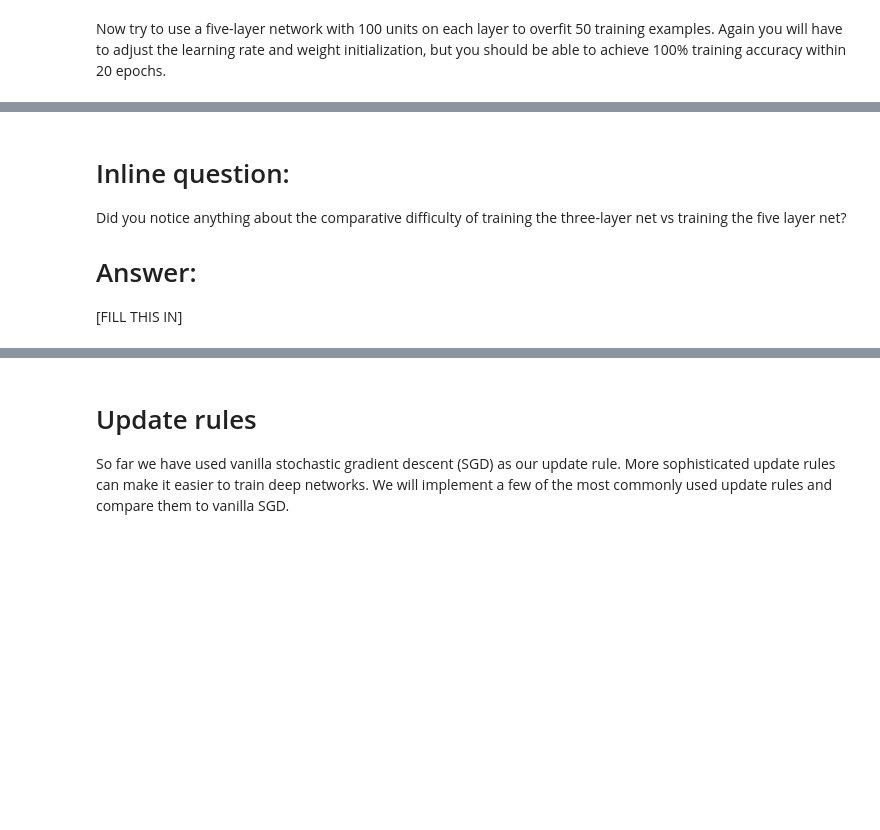
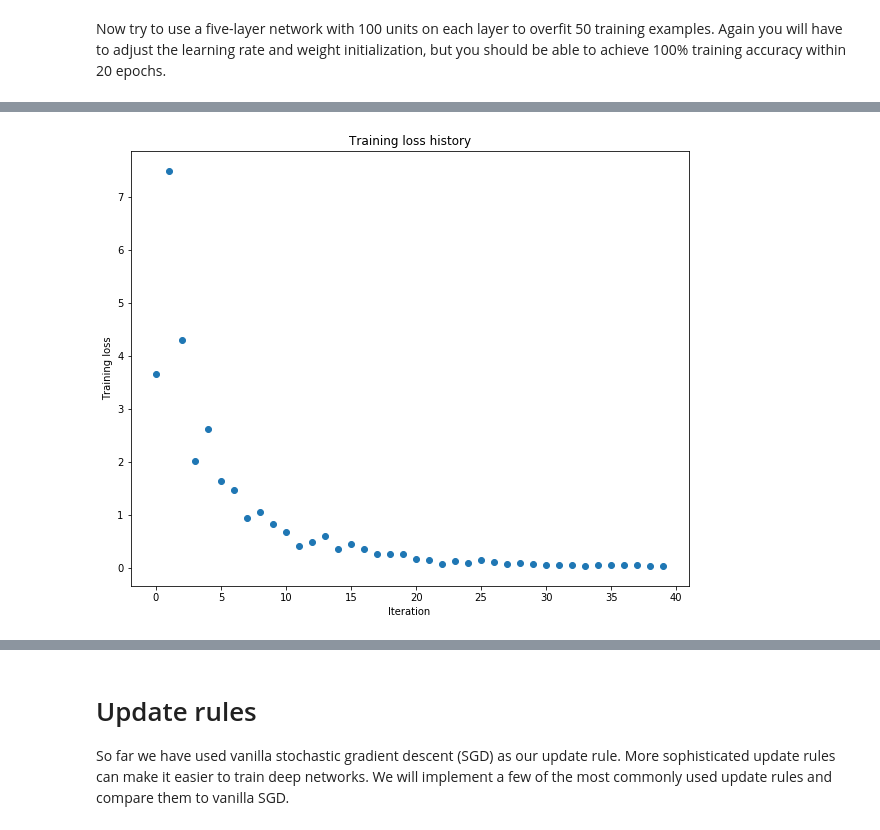
Before and after one commit to prabhavag/cs231n, a Jupyter notebook: assignment2/FullyConnectedNets.ipynb, the cells around one changed output, grey strips where cells are left out. Cells and saved outputs as stored; diff of their text form; code cells hidden in the pictures; blank space fills up the shorter version.

```diff
--- a/assignment2/FullyConnectedNets.ipynb
+++ b/assignment2/FullyConnectedNets.ipynb
@@ -396,10 +482,14 @@ small_data = {
   'y_val': data['y_val'],
 }
 
-learning_rate = 1e-3
-weight_scale = 1e-5
+learning_rate = 1e-2
+weight_scale = 5e-2
 model = FullyConnectedNet([100, 100, 100, 100],
                 weight_scale=weight_scale, dtype=np.float64)
+
+loss, grads = model.loss(small_data['X_train'], small_data['y_train'])
+print 'Initial loss: ', loss
+
 solver = Solver(model, small_data,
                 print_every=10, num_epochs=20, batch_size=25,
                 update_rule='sgd',
@@ -414,3 +504,4 @@ plt.title('Training loss history')
 plt.xlabel('Iteration')
 plt.ylabel('Training loss')
 plt.show()
+# %% [output]
@@ -417,6 +525 @@ plt.show()
+[figure, added]
-# %% [markdown]
-# Inline question:
-Did you notice anything about the comparative difficulty of training the three-layer net vs training the five layer net?
-
-# Answer:
-[FILL THIS IN]
```
Also changed, not shown: parts of 20 cells of this notebook, 5 other files.
